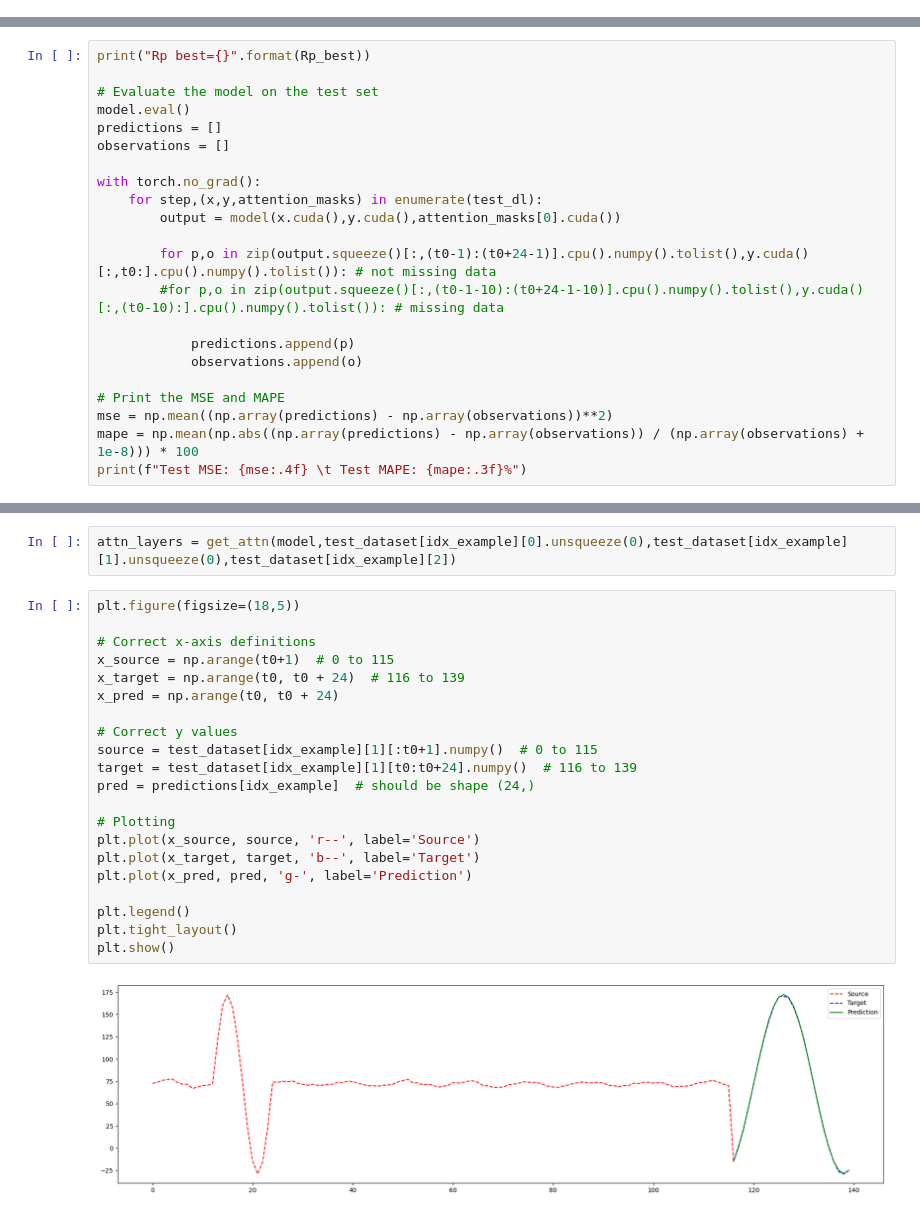
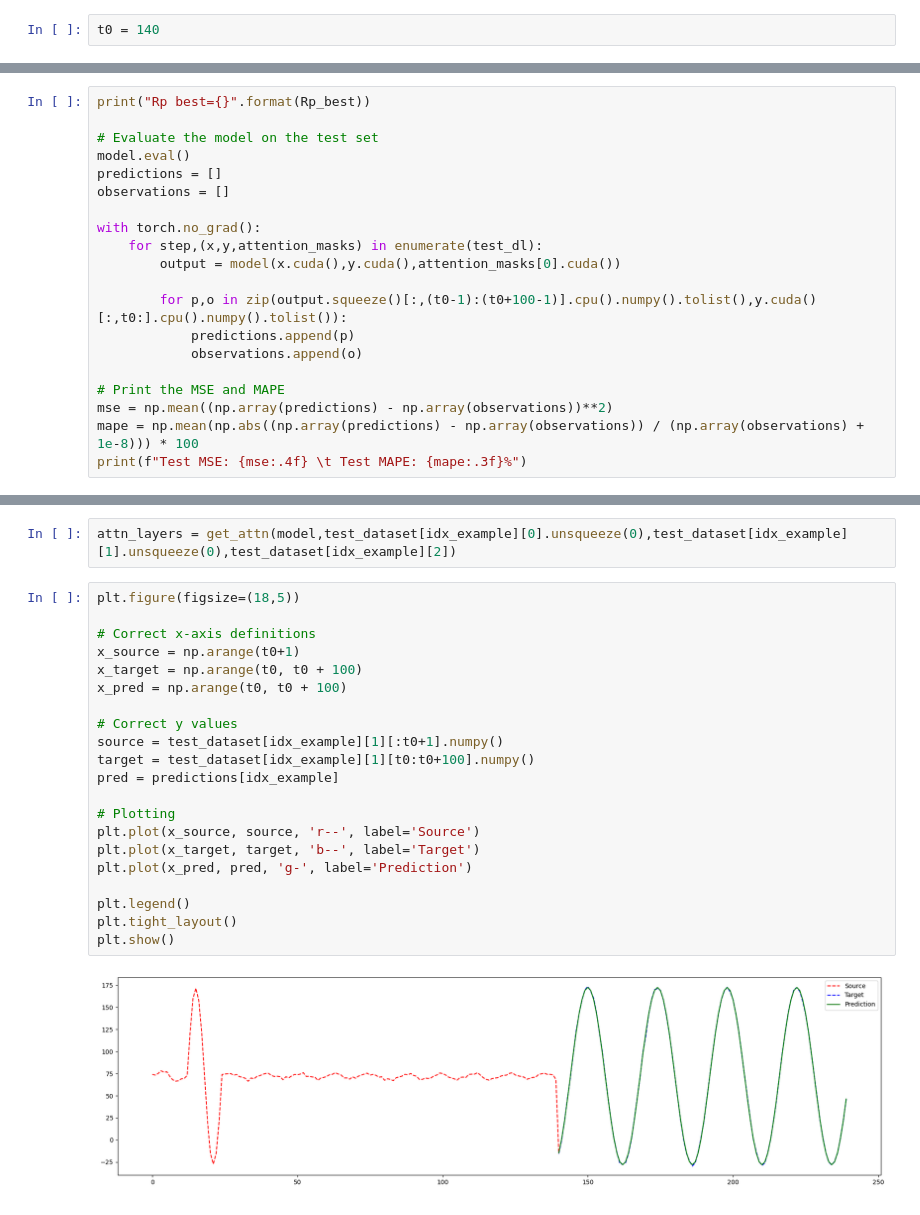
Before and after one commit to FinnAlberts/Transformer_Time_Series, a Jupyter notebook: Transformer_Decoder_nologsparse.ipynb, the cells around one changed output, grey strips where cells are left out. Drawn from its saved outputs; the diff is of its cells as text.

```diff
--- a/Transformer_Decoder_nologsparse.ipynb
+++ b/Transformer_Decoder_nologsparse.ipynb
@@ -74,0 +58,2 @@ x: 1000*140 fx: 1000*140
+# %%
+t0 = 140
@@ -224,9 +214,7 @@ with torch.no_grad():
     for step,(x,y,attention_masks) in enumerate(test_dl):
         output = model(x.cuda(),y.cuda(),attention_masks[0].cuda())
 
-        for p,o in zip(output.squeeze()[:,(t0-1):(t0+24-1)].cpu().numpy().tolist(),y.cuda()[:,t0:].cpu().numpy().tolist()): # not missing data
-        #for p,o in zip(output.squeeze()[:,(t0-1-10):(t0+24-1-10)].cpu().numpy().tolist(),y.cuda()[:,(t0-10):].cpu().numpy().tolist()): # missing data
-
+        for p,o in zip(output.squeeze()[:,(t0-1):(t0+100-1)].cpu().numpy().tolist(),y.cuda()[:,t0:].cpu().numpy().tolist()):
             predictions.append(p)
             observations.append(o)
 
@@ -297,23 +284,23 @@ attn_layers = get_attn(model,test_dataset[idx_example][0].unsqueeze(0),test_data
 # %%
 plt.figure(figsize=(18,5))
 
 # Correct x-axis definitions
-x_source = np.arange(t0+1)  # 0 to 115
-x_target = np.arange(t0, t0 + 24)  # 116 to 139
-x_pred = np.arange(t0, t0 + 24)
+x_source = np.arange(t0+1)
+x_target = np.arange(t0, t0 + 100)
+x_pred = np.arange(t0, t0 + 100)
 
 # Correct y values
-source = test_dataset[idx_example][1][:t0+1].numpy()  # 0 to 115
-target = test_dataset[idx_example][1][t0:t0+24].numpy()  # 116 to 139
-pred = predictions[idx_example]  # should be shape (24,)
+source = test_dataset[idx_example][1][:t0+1].numpy()
+target = test_dataset[idx_example][1][t0:t0+100].numpy()
+pred = predictions[idx_example]
 
 # Plotting
 plt.plot(x_source, source, 'r--', label='Source')
 plt.plot(x_target, target, 'b--', label='Target')
 plt.plot(x_pred, pred, 'g-', label='Prediction')
 
 plt.legend()
 plt.tight_layout()
 plt.show()
 # %% [output]
-[figure, old version]
+[figure, new version]
```
Also changed, not shown: parts of 15 cells of this notebook, 1 other file.
